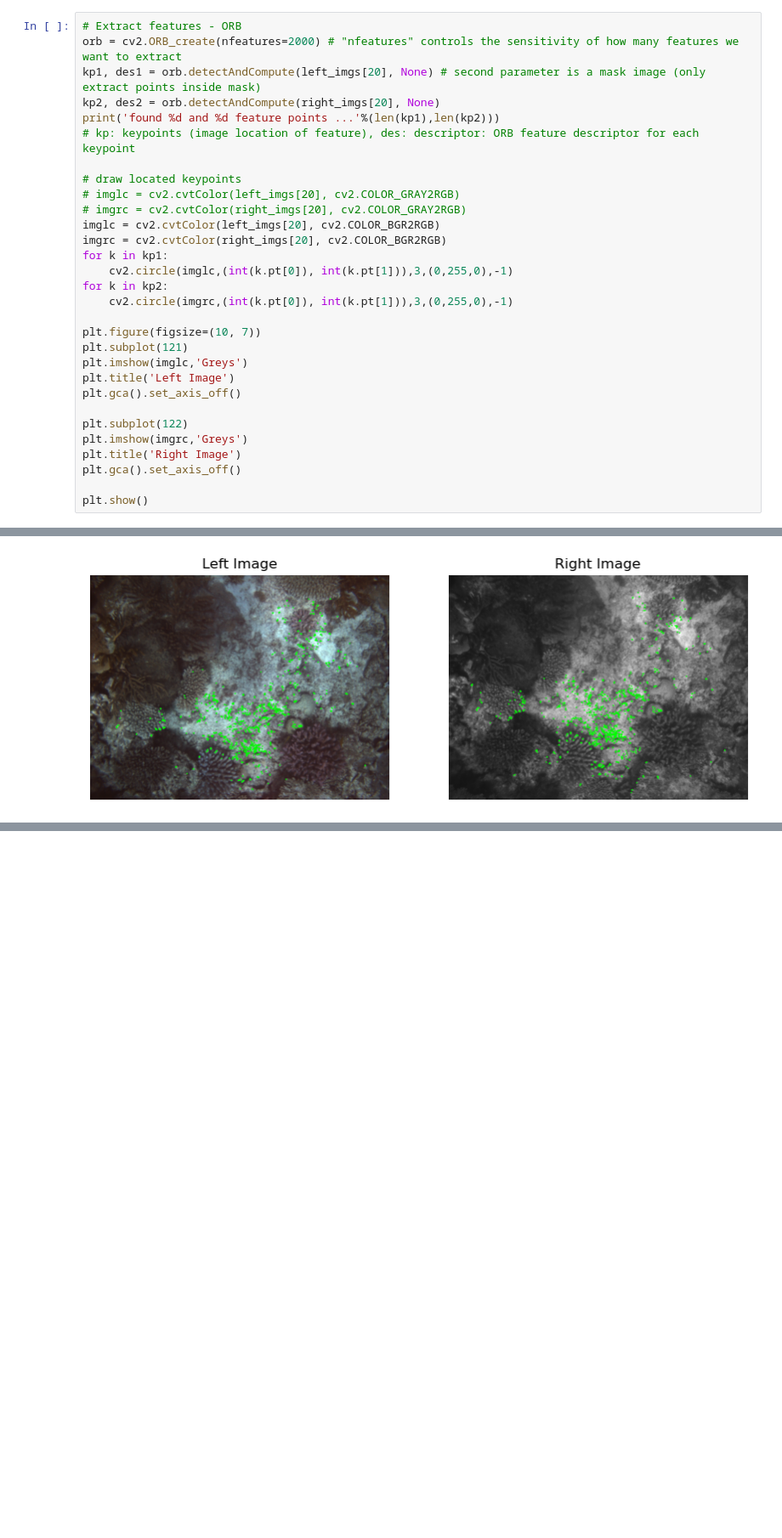
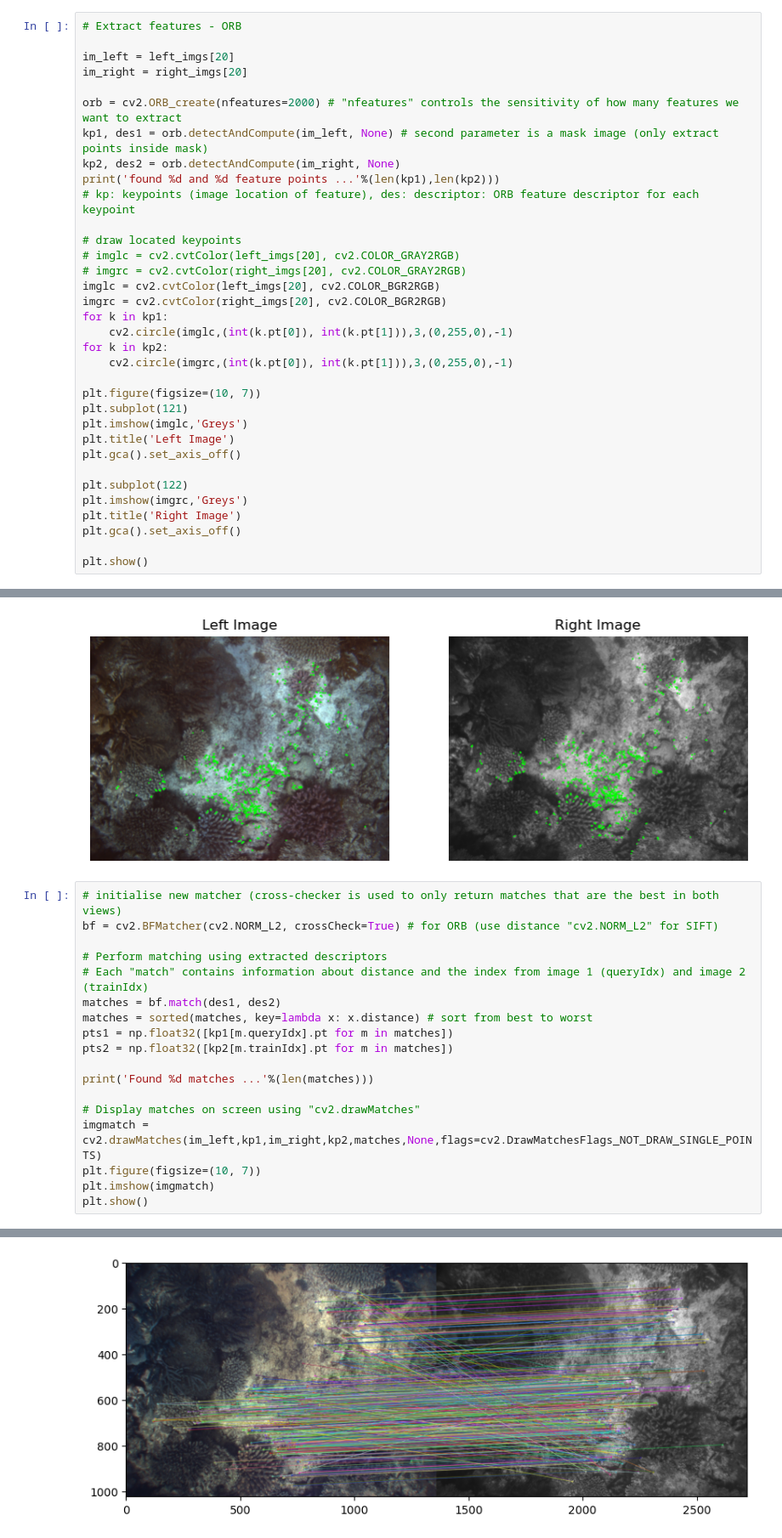
Before and after one commit to AmelineA2003/AMME5710, a Jupyter notebook: Assignments/A2/Question_1/Q1_A2.ipynb, the cells around one changed output, grey strips where cells are left out. Shown at 85% size. Drawn from its saved outputs; the diff is of its cells as text; blank space fills up the shorter version.

```diff
--- a/Assignments/A2/Question_1/Q1_A2.ipynb
+++ b/Assignments/A2/Question_1/Q1_A2.ipynb
@@ -144,9 +144,13 @@ for image_name in filenames_right:
     right_imgs.append(cv2.imread(os.path.join(images_right_dir, image_name)))
 # %%
 # Extract features - ORB
+
+im_left = left_imgs[20]
+im_right = right_imgs[20]
+
 orb = cv2.ORB_create(nfeatures=2000) # "nfeatures" controls the sensitivity of how many features we want to extract
-kp1, des1 = orb.detectAndCompute(left_imgs[20], None) # second parameter is a mask image (only extract points inside mask)
-kp2, des2 = orb.detectAndCompute(right_imgs[20], None)
+kp1, des1 = orb.detectAndCompute(im_left, None) # second parameter is a mask image (only extract points inside mask)
+kp2, des2 = orb.detectAndCompute(im_right, None)
 print('found %d and %d feature points ...'%(len(kp1),len(kp2)))
 # kp: keypoints (image location of feature), des: descriptor: ORB feature descriptor for each keypoint
 
@@ -175,3 +179,22 @@ plt.show()
 # %% [output]
 found 2000 and 2000 feature points ...
 [figure]
+# %%
+# initialise new matcher (cross-checker is used to only return matches that are the best in both views)
+bf = cv2.BFMatcher(cv2.NORM_L2, crossCheck=True) # for ORB (use distance "cv2.NORM_L2" for SIFT)
+
+# Perform matching using extracted descriptors
+# Each "match" contains information about distance and the index from image 1 (queryIdx) and image 2 (trainIdx)
+matches = bf.match(des1, des2)
+matches = sorted(matches, key=lambda x: x.distance) # sort from best to worst
+pts1 = np.float32([kp1[m.queryIdx].pt for m in matches])
+pts2 = np.float32([kp2[m.trainIdx].pt for m in matches])
+
+print('Found %d matches ...'%(len(matches)))
+
+# Display matches on screen using "cv2.drawMatches"
+imgmatch = cv2.drawMatches(im_left,kp1,im_right,kp2,matches,None,flags=cv2.DrawMatchesFlags_NOT_DRAW_SINGLE_POINTS)
+plt.figure(figsize=(10, 7))
+plt.imshow(imgmatch)
+plt.show()
+# %% [output]
@@ -177,0 +202 @@ found 2000 and 2000 feature points ...
+[figure, added]
```
Also changed, not shown: parts of 3 cells of this notebook.
